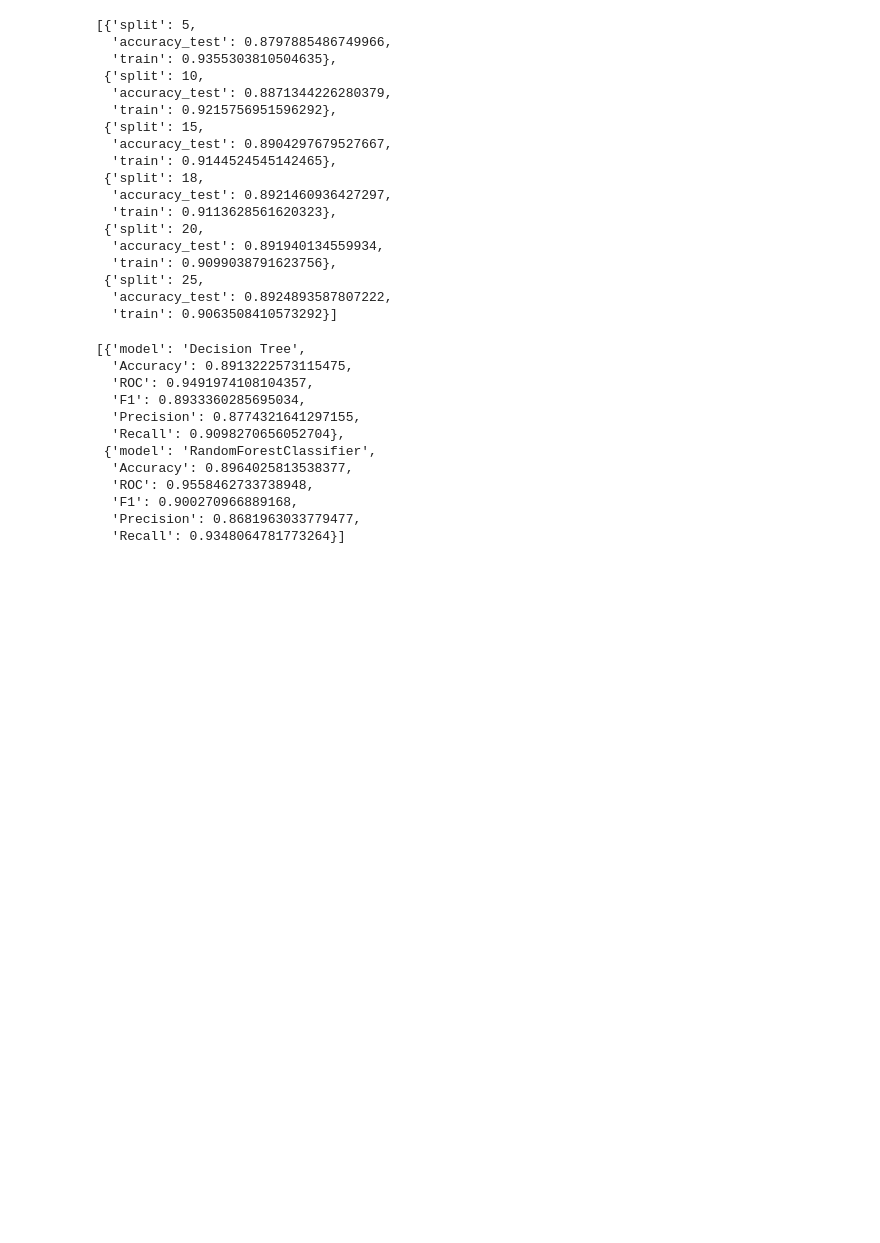
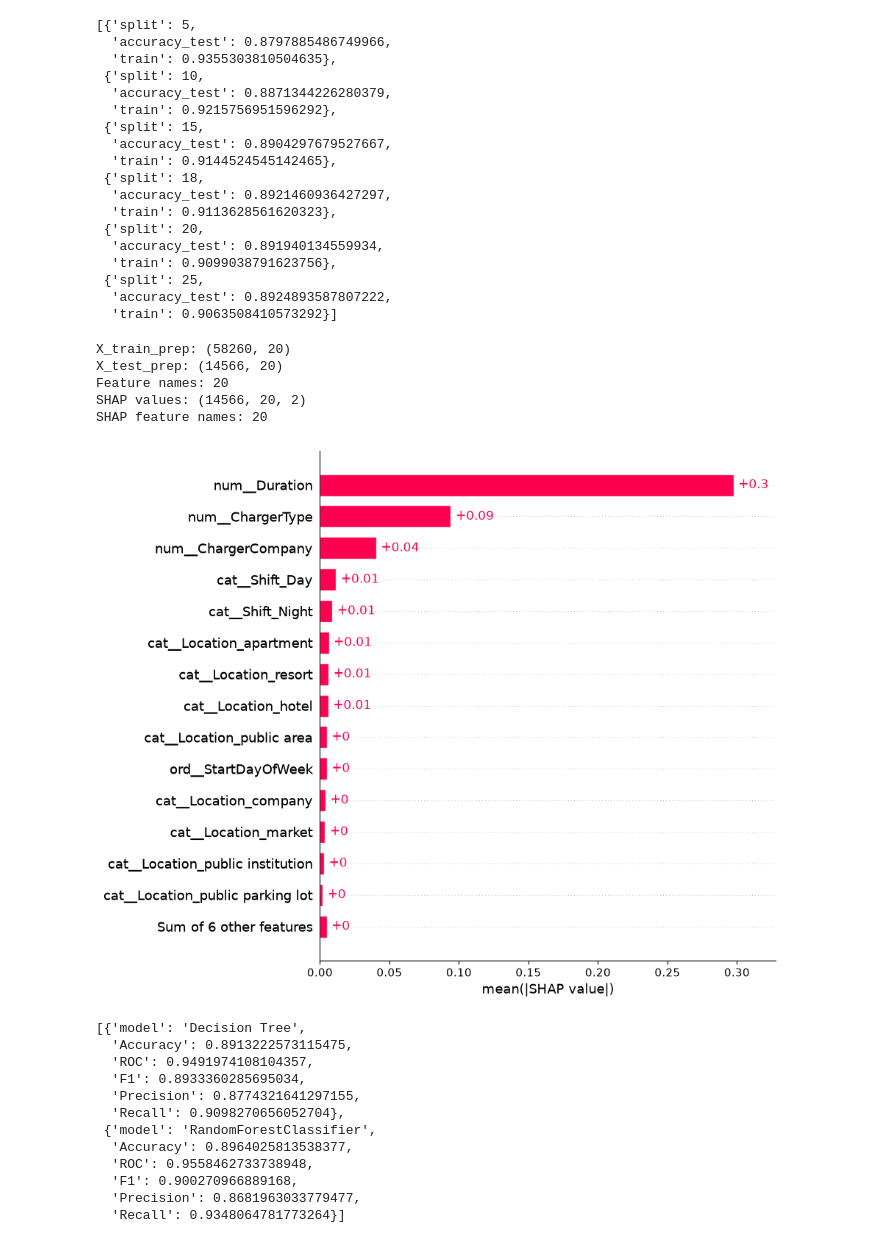
Before and after one commit to blu3-bird/EV-demand, a Jupyter notebook: classification/notebook.ipynb, the cells around one changed output. Cells and saved outputs as stored; diff of their text form; code cells hidden in the pictures; blank space fills up the shorter version.

Commit message:
add SHAP

```diff
--- a/classification/notebook.ipynb
+++ b/classification/notebook.ipynb
@@ -335,6 +335,40 @@ f1_s = f1_score(y_test,y_pred)
 
 precision_rf = precision_score(y_test,y_pred)
 recall_rf = recall_score(y_test,y_pred)
+# %%
+# using shap
+import shap
+feature_names = preprocessor.get_feature_names_out()
+X_test_shap = pd.DataFrame(
+    X_test_prep,
+    columns = feature_names,
+    index = X_test.index
+)
+
+model = rf
+explainer = shap.TreeExplainer(model)
+
+shap_values = explainer(X_test_shap)
+# %%
+print("X_train_prep:", X_train_prep.shape)
+print("X_test_prep:", X_test_prep.shape)
+
+print("Feature names:", len(preprocessor.get_feature_names_out()))
+
+print("SHAP values:", shap_values.values.shape)
+print("SHAP feature names:", len(shap_values.feature_names))
+# %% [output]
+X_train_prep: (58260, 20)
+X_test_prep: (14566, 20)
+Feature names: 20
+SHAP values: (14566, 20, 2)
+SHAP feature names: 20
+# %%
+shap_values = shap_values[:, :, 1]
+
+shap.plots.bar(shap_values, max_display=15)
+# %% [output]
+[figure, added]
 # %%
 results
 # %% [output]
```
Also changed, not shown: parts of 2 cells of this notebook, 1 other file.
